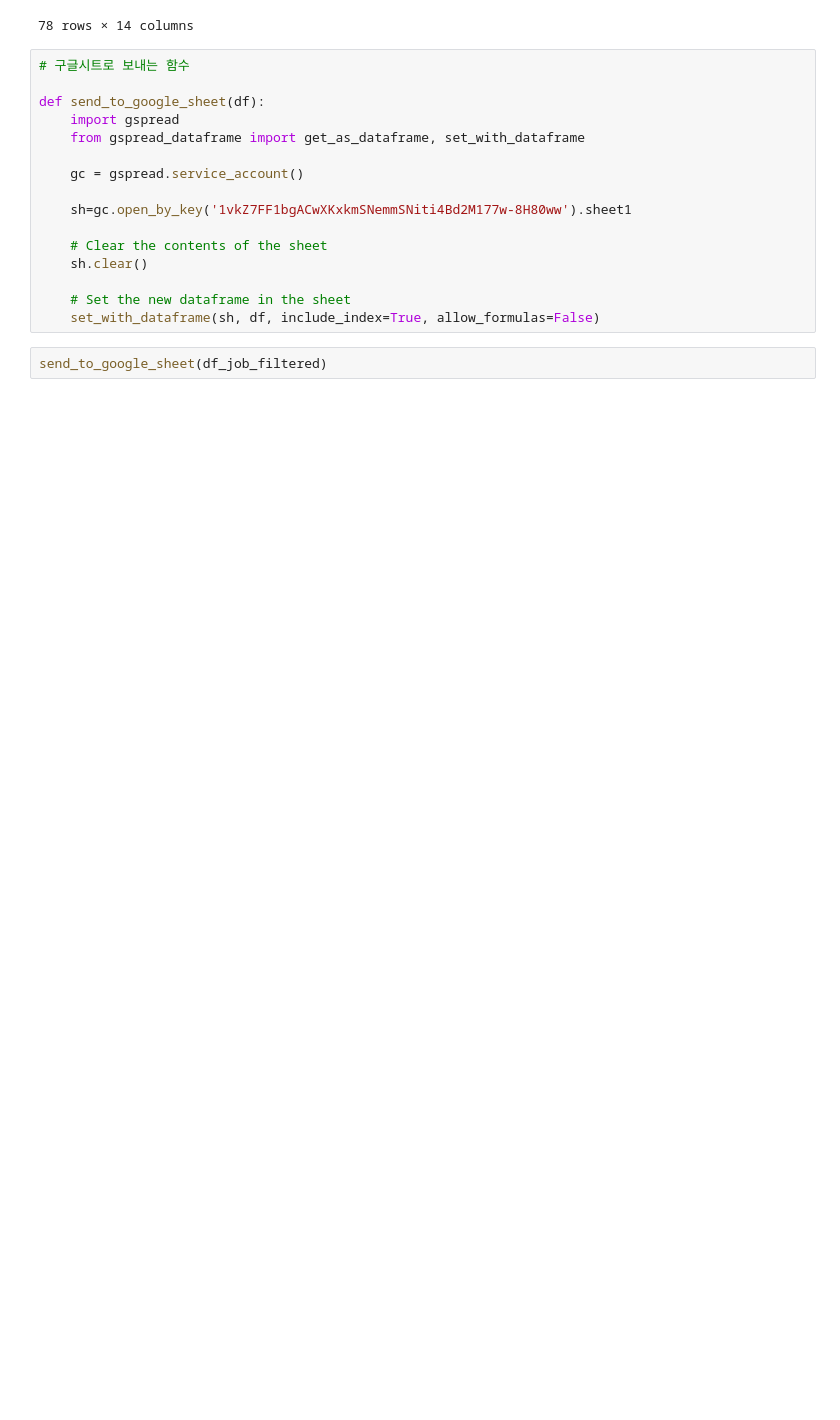
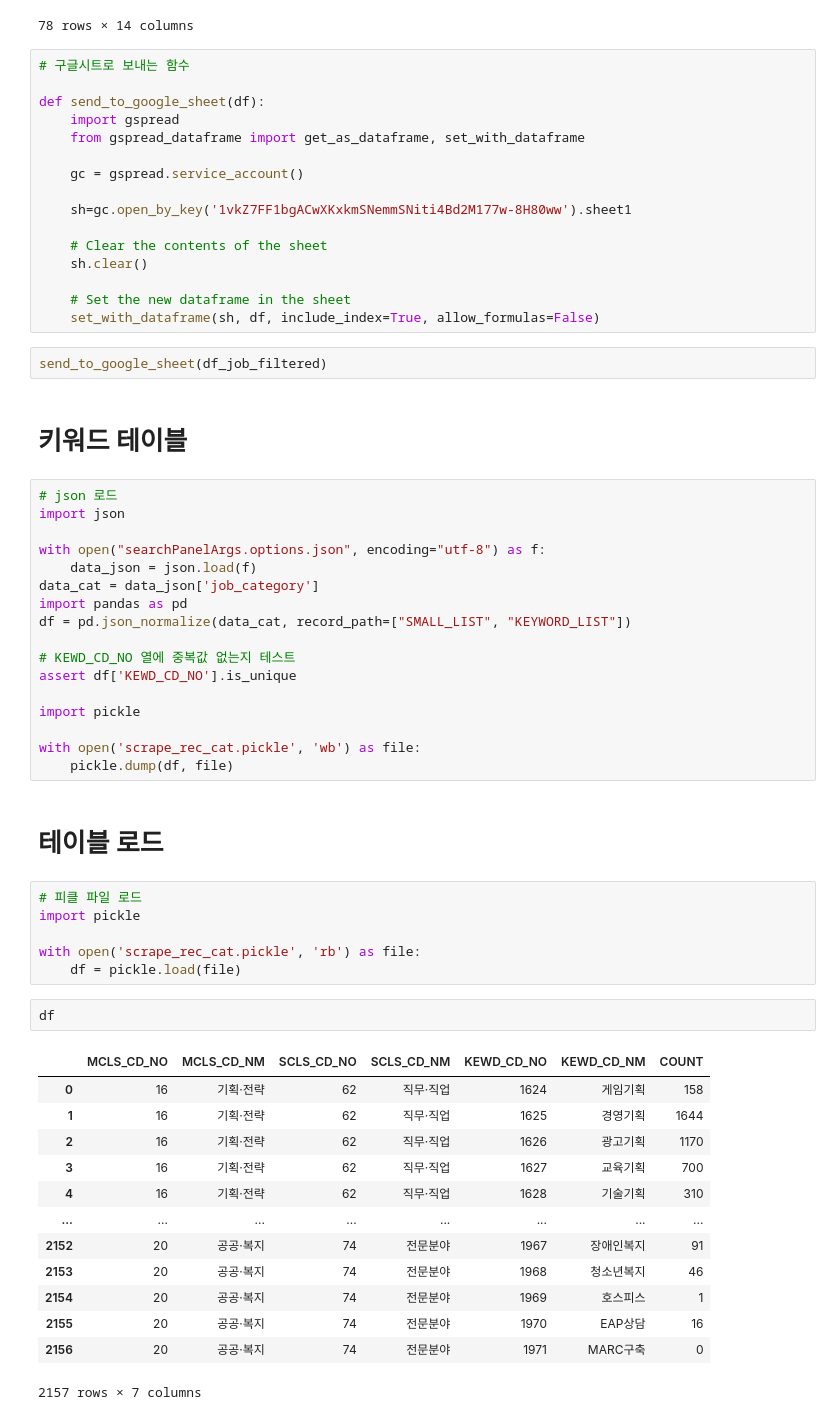
Before and after one commit to soljeong/recruit-scraper, a Jupyter notebook: scrape_rec.ipynb, the cells around one changed output. Saved outputs shown, nothing was run; the diff lists cells and outputs as text; blank space fills up the shorter version.

```diff
--- a/scrape_rec.ipynb
+++ b/scrape_rec.ipynb
@@ -259,3 +259,46 @@ def send_to_google_sheet(df):
     set_with_dataframe(sh, df, include_index=True, allow_formulas=False)
 # %%
 send_to_google_sheet(df_job_filtered)
+# %% [markdown]
+# 키워드 테이블
+# %%
+# json 로드
+import json
+
+with open("searchPanelArgs.options.json", encoding="utf-8") as f:
+    data_json = json.load(f)
+data_cat = data_json['job_category']
+import pandas as pd
+df = pd.json_normalize(data_cat, record_path=["SMALL_LIST", "KEYWORD_LIST"])
+
+# KEWD_CD_NO 열에 중복값 없는지 테스트
+assert df['KEWD_CD_NO'].is_unique
+
+import pickle
+
+with open('scrape_rec_cat.pickle', 'wb') as file:
+    pickle.dump(df, file)
+# %% [markdown]
+# 테이블 로드
+# %%
+# 피클 파일 로드
+import pickle
+
+with open('scrape_rec_cat.pickle', 'rb') as file:
+    df = pickle.load(file)
+# %%
+df
+# %% [output]
+|  | MCLS_CD_NO | MCLS_CD_NM | SCLS_CD_NO | SCLS_CD_NM | KEWD_CD_NO | KEWD_CD_NM | COUNT |
+| 0 | 16 | 기획·전략 | 62 | 직무·직업 | 1624 | 게임기획 | 158 |
+| 1 | 16 | 기획·전략 | 62 | 직무·직업 | 1625 | 경영기획 | 1644 |
+| 2 | 16 | 기획·전략 | 62 | 직무·직업 | 1626 | 광고기획 | 1170 |
+| 3 | 16 | 기획·전략 | 62 | 직무·직업 | 1627 | 교육기획 | 700 |
+| 4 | 16 | 기획·전략 | 62 | 직무·직업 | 1628 | 기술기획 | 310 |
+| ... | ... | ... | ... | ... | ... | ... | ... |
+| 2152 | 20 | 공공·복지 | 74 | 전문분야 | 1967 | 장애인복지 | 91 |
+| 2153 | 20 | 공공·복지 | 74 | 전문분야 | 1968 | 청소년복지 | 46 |
+| 2154 | 20 | 공공·복지 | 74 | 전문분야 | 1969 | 호스피스 | 1 |
+| 2155 | 20 | 공공·복지 | 74 | 전문분야 | 1970 | EAP상담 | 16 |
+| 2156 | 20 | 공공·복지 | 74 | 전문분야 | 1971 | MARC구축 | 0 |
+2157 rows × 7 columns
```
Also changed, not shown: parts of 14 cells of this notebook, 3 other files.
